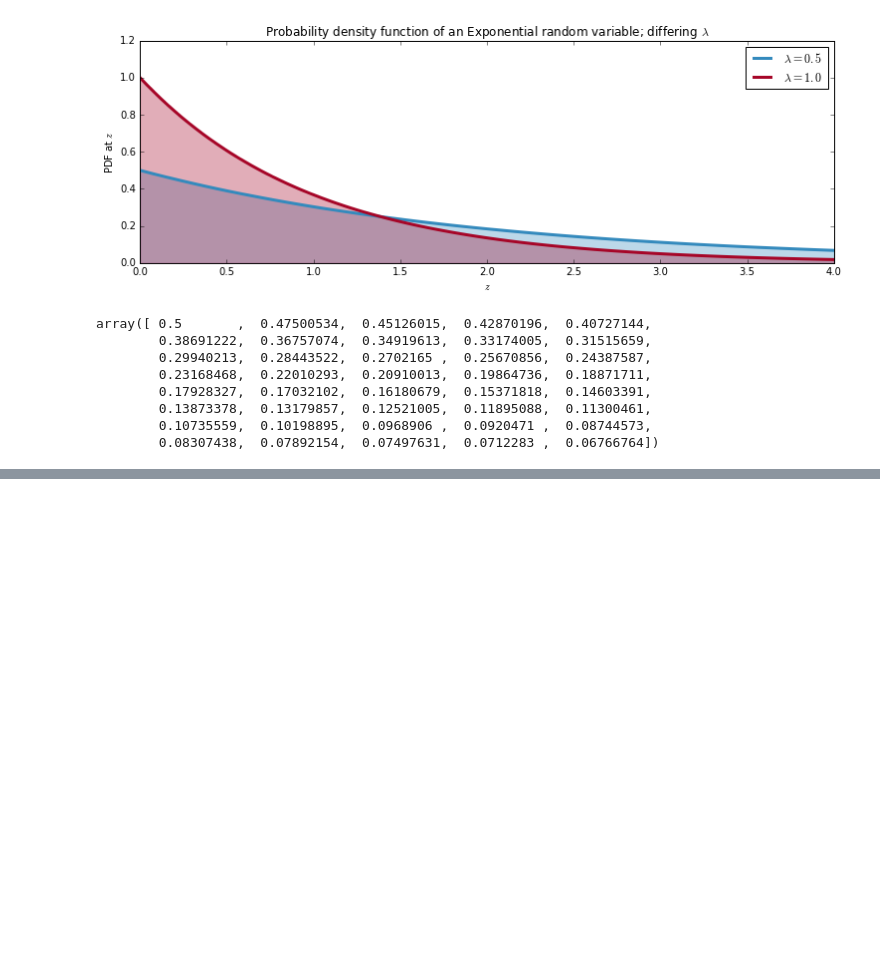
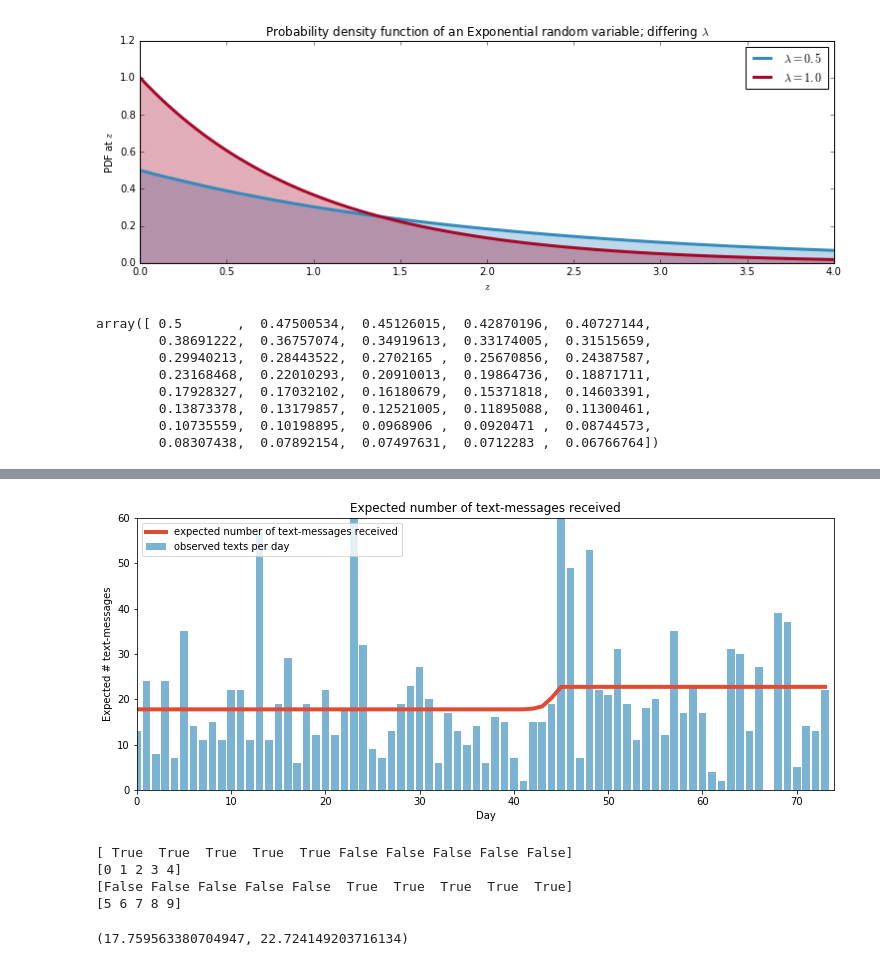
Before and after one commit to TanUkkii007/Probabilistic-Programming-and-Bayesian-Methods-for-Hackers, a Jupyter notebook: ch01/Ch1_Introduction_PyMC2.ipynb, the cells around one changed output, grey strips where cells are left out. Drawn from its saved outputs; the diff is of its cells as text; code cells hidden in the pictures; blank space fills up the shorter version.

```diff
--- a/ch01/Ch1_Introduction_PyMC2.ipynb
+++ b/ch01/Ch1_Introduction_PyMC2.ipynb
@@ -266,0 +346,39 @@ array([ 0.5       ,  0.47500534,  0.45126015,  0.42870196,  0.40727144,
+# %%
+figsize(12.5, 5)
+
+N = tau_samples.shape[0]
+expected_texts_per_day = np.zeros(n_count_data)
+for day in range(0, n_count_data):
+    ix = day < tau_samples
+    expected_texts_per_day[day] = (lambda_1_samples[ix].sum() + lambda_2_samples[~ix].sum()) / N
+
+plt.plot(range(n_count_data), expected_texts_per_day, lw=4, color="#E24A33",
+         label="expected number of text-messages received")
+plt.xlim(0, n_count_data)
+plt.xlabel("Day")
+plt.ylabel("Expected # text-messages")
+plt.title("Expected number of text-messages received")
+plt.ylim(0, 60)
+plt.bar(np.arange(len(count_data)), count_data, color="#348ABD", alpha=0.65,
+        label="observed texts per day")
+
+plt.legend(loc="upper left");
+# %% [output]
+[figure, added]
+# %%
+a = np.arange(10)
+b = a < 5
+print(b)
+print(a[b])
+print(~b)
+print(a[~b])
+# %% [output]
+[ True  True  True  True  True False False False False False]
+[0 1 2 3 4]
+[False False False False False  True  True  True  True  True]
+[5 6 7 8 9]
+# %%
+#ex1
+lambda_1_samples.mean(), lambda_2_samples.mean()
+# %% [output]
+(17.759563380704947, 22.724149203716134)
```
Also changed, not shown: parts of 11 cells of this notebook, 1 other file.
